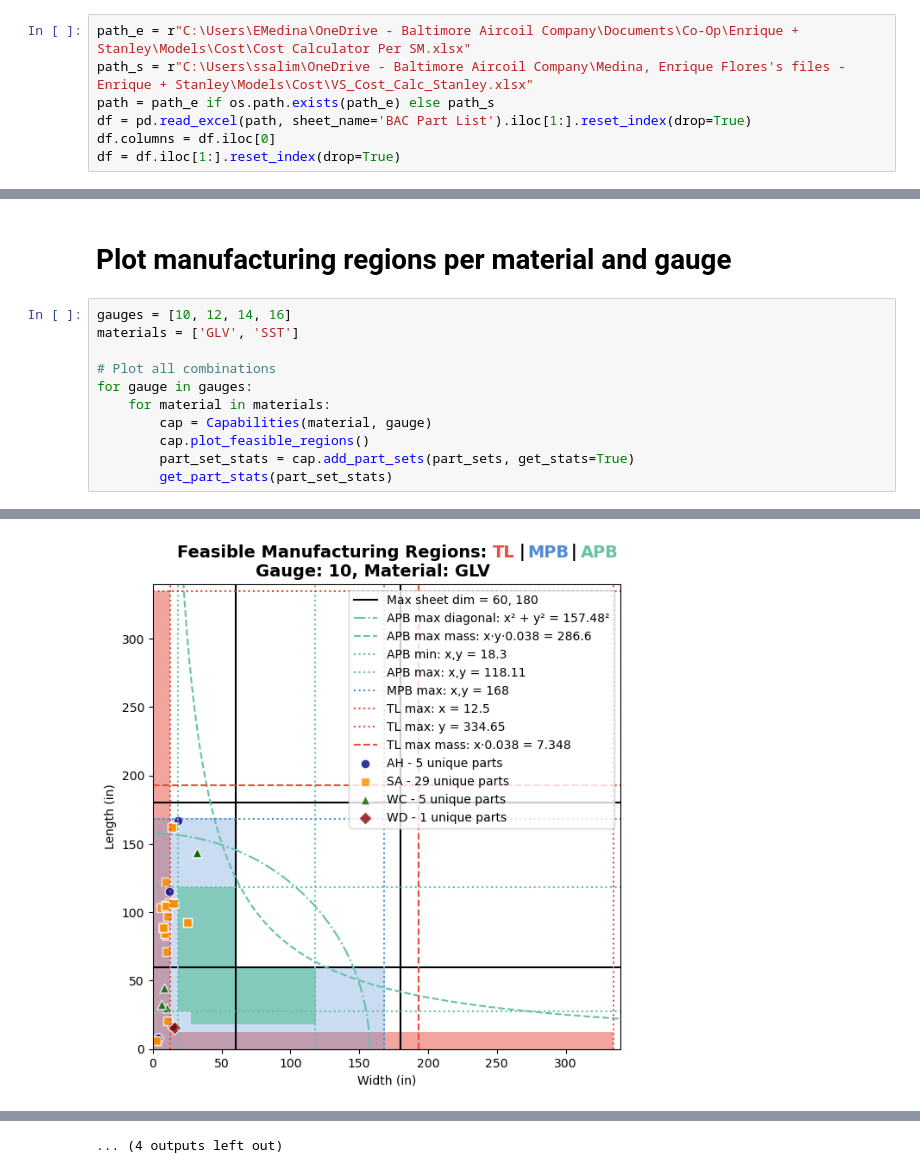
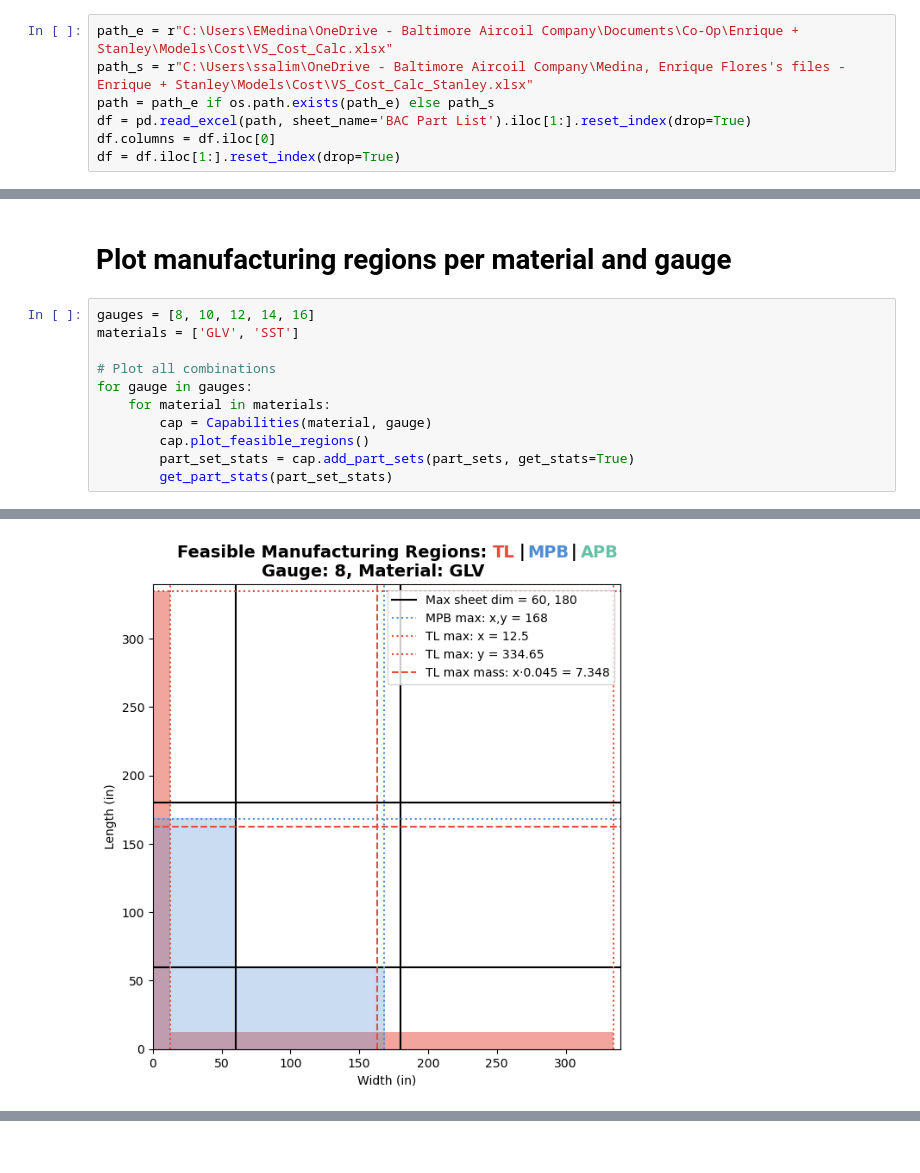
Before and after one commit to enriquef13/AMDP_Thesis, a Jupyter notebook: mfg_regions/value_stream_map.ipynb, the cells around one changed output, grey strips where cells are left out. Drawn from its saved outputs; the diff is of its cells as text.

```diff
--- a/mfg_regions/value_stream_map.ipynb
+++ b/mfg_regions/value_stream_map.ipynb
@@ -30,7 +30,7 @@ all_stats = {
 # %% [markdown]
 Extracting dimensions from cost calculator. CWB example to start with.
 # %%
-path_e = r"C:\Users\EMedina\OneDrive - Baltimore Aircoil Company\Documents\Co-Op\Enrique + Stanley\Models\Cost\Cost Calculator Per SM.xlsx"
+path_e = r"C:\Users\EMedina\OneDrive - Baltimore Aircoil Company\Documents\Co-Op\Enrique + Stanley\Models\Cost\VS_Cost_Calc.xlsx"
 path_s = r"C:\Users\ssalim\OneDrive - Baltimore Aircoil Company\Medina, Enrique Flores's files - Enrique + Stanley\Models\Cost\VS_Cost_Calc_Stanley.xlsx"
 path = path_e if os.path.exists(path_e) else path_s
 df = pd.read_excel(path, sheet_name='BAC Part List').iloc[1:].reset_index(drop=True)
@@ -150,7 +150,7 @@ for part_set in df['Part Set'].dropna().unique():
 # %% [markdown]
 # Plot manufacturing regions per material and gauge
 # %%
-gauges = [10, 12, 14, 16]
+gauges = [8, 10, 12, 14, 16]
 materials = ['GLV', 'SST']
 
 # Plot all combinations
@@ -184 +164 @@ weight_counts       {'TL': 0, 'MPB': 18.34, 'APB': 0}
-[figure, old version]
+[figure, new version]
@@ -290 +169,0 @@ weight_counts       {'TL': 195.54, 'MPB': 669.9, 'APB': 342.42}
-... (4 outputs left out)
```
Also changed, not shown: parts of 4 cells of this notebook, 5 other files.
